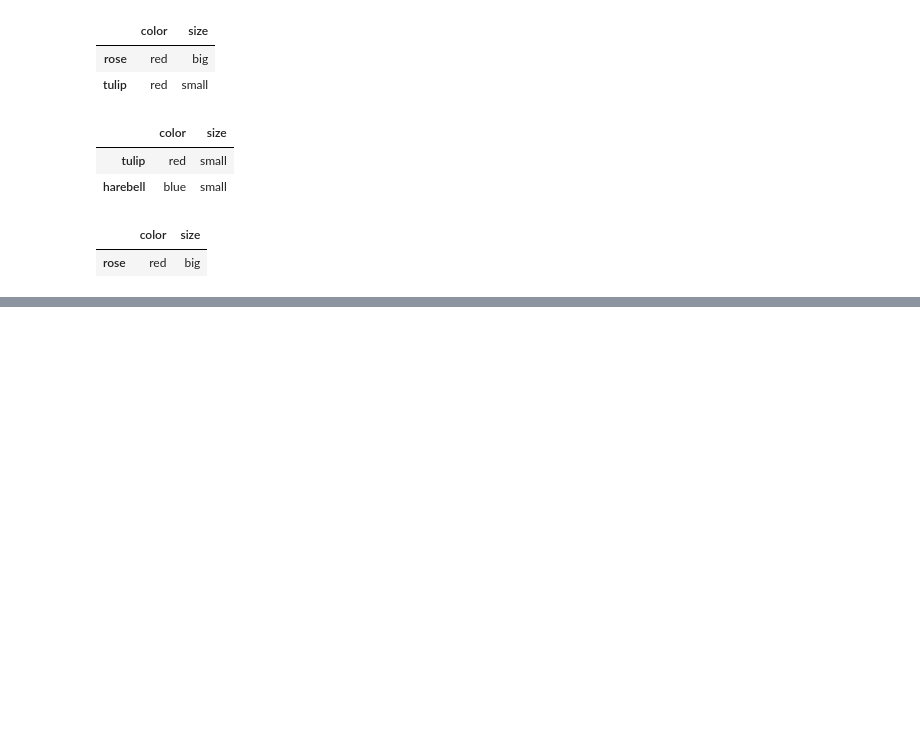
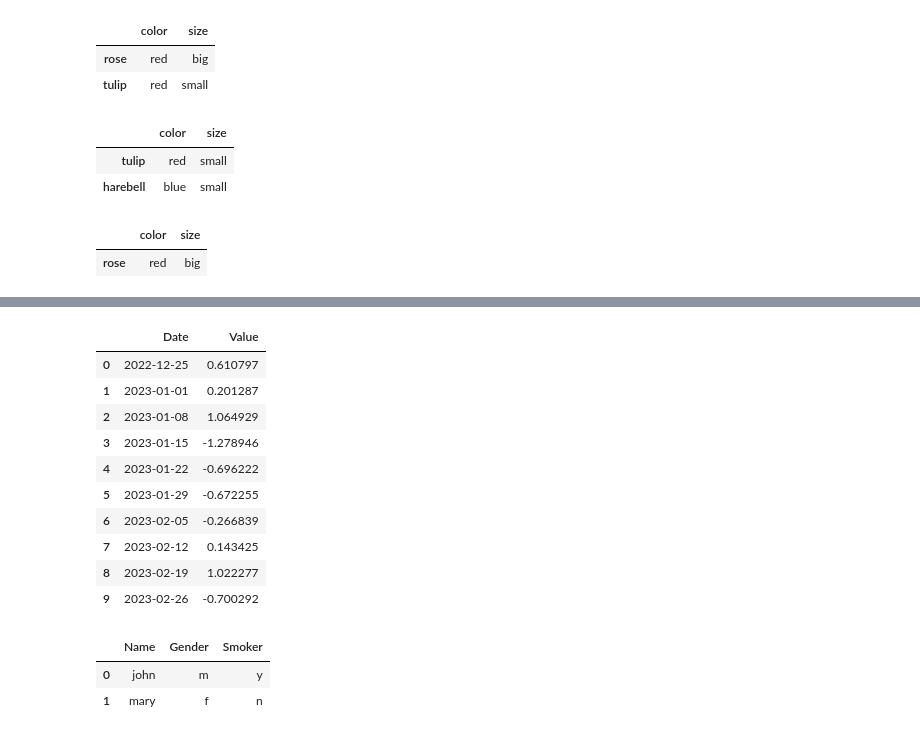
Before and after one commit to antonioIannotta/Python-Data-Analysis, a Jupyter notebook: Pandas_Intro.ipynb, the cells around one changed output, grey strips where cells are left out. Cells and saved outputs as stored; diff of their text form; code cells hidden in the pictures; blank space fills up the shorter version.

```diff
--- a/Pandas_Intro.ipynb
+++ b/Pandas_Intro.ipynb
@@ -141,0 +170,23 @@ df[rose_mask]
+# %%
+rng = pd.date_range("2022-12-23", freq='W', periods=10)
+df = pd.DataFrame({'Date':rng, 'Value':np.random.randn(len(rng))})
+df
+# %% [output]
+|  | Date | Value |
+| 0 | 2022-12-25 | 0.610797 |
+| 1 | 2023-01-01 | 0.201287 |
+| 2 | 2023-01-08 | 1.064929 |
+| 3 | 2023-01-15 | -1.278946 |
+| 4 | 2023-01-22 | -0.696222 |
+| 5 | 2023-01-29 | -0.672255 |
+| 6 | 2023-02-05 | -0.266839 |
+| 7 | 2023-02-12 | 0.143425 |
+| 8 | 2023-02-19 | 1.022277 |
+| 9 | 2023-02-26 | -0.700292 |
+# %%
+df = pd.DataFrame({'Name': ['john', 'mary'], 'Gender': ['m', 'f'], 'Smoker': ['y', 'n']})
+df
+# %% [output]
+|  | Name | Gender | Smoker |
+| 0 | john | m | y |
+| 1 | mary | f | n |
```
Also changed, not shown: parts of 5 cells of this notebook.
